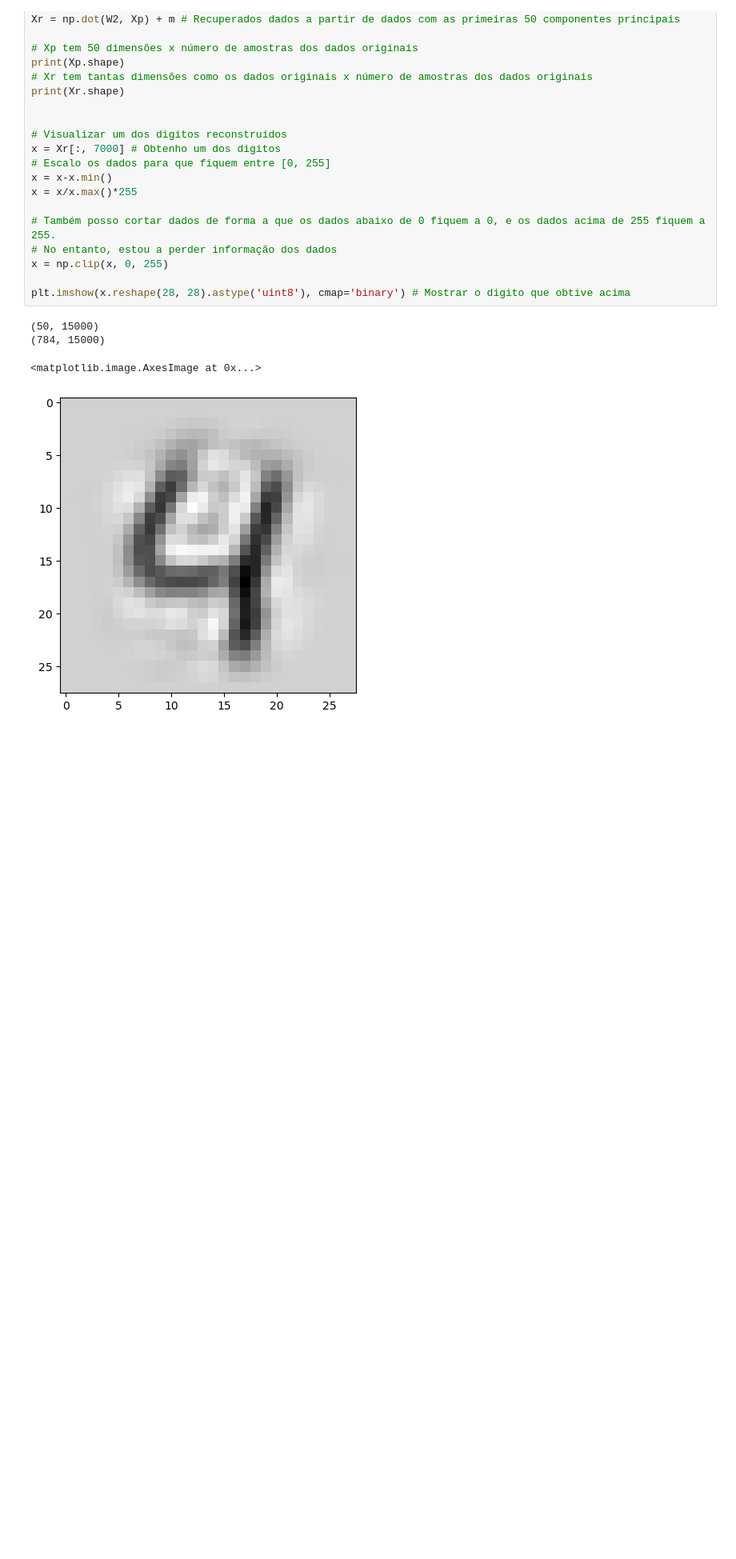
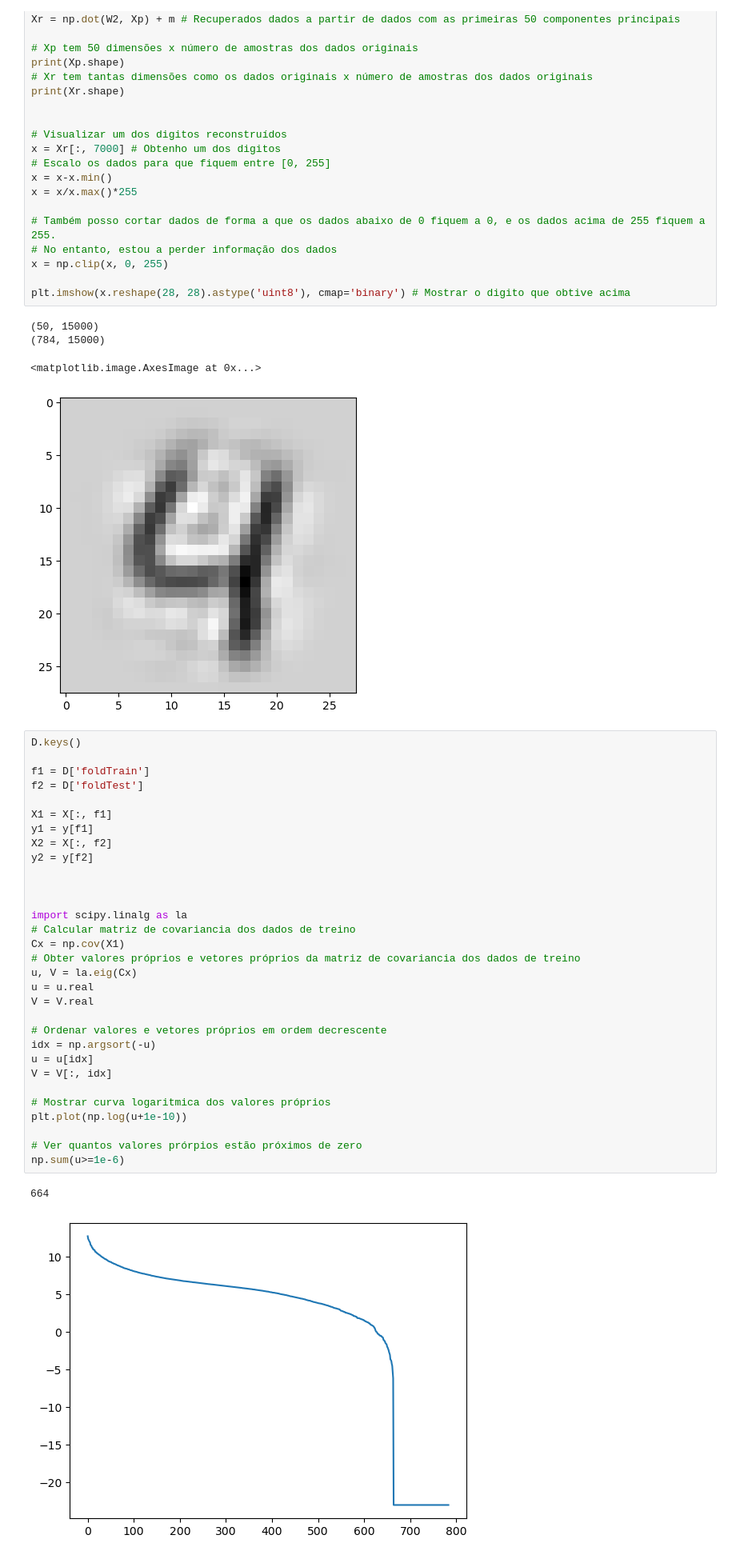
Before and after one commit to AnaSofOliveira/AA-22-23, a Jupyter notebook: Laboratorios/Lab3/Lab3.ipynb, the cells around one changed output. Shown at 80% size. Saved outputs shown, nothing was run; the diff lists cells and outputs as text; blank space fills up the shorter version.

```diff
--- a/Laboratorios/Lab3/Lab3.ipynb
+++ b/Laboratorios/Lab3/Lab3.ipynb
@@ -629,3 +629,37 @@ plt.imshow(x.reshape(28, 28).astype('uint8'), cmap='binary') # Mostrar o digito
 (784, 15000)
 <matplotlib.image.AxesImage at 0x...>
 [figure]
+# %%
+D.keys()
+
+f1 = D['foldTrain']
+f2 = D['foldTest']
+
+X1 = X[:, f1]
+y1 = y[f1]
+X2 = X[:, f2]
+y2 = y[f2]
+
+
+
+import scipy.linalg as la
+# Calcular matriz de covariancia dos dados de treino
+Cx = np.cov(X1)
+# Obter valores próprios e vetores próprios da matriz de covariancia dos dados de treino
+u, V = la.eig(Cx)
+u = u.real
+V = V.real
+
+# Ordenar valores e vetores próprios em ordem decrescente
+idx = np.argsort(-u)
+u = u[idx]
+V = V[:, idx]
+
+# Mostrar curva logaritmica dos valores próprios
+plt.plot(np.log(u+1e-10))
+
+# Ver quantos valores prórpios estão próximos de zero
+np.sum(u>=1e-6)
+# %% [output]
+664
+[figure, added]
```
Also changed, not shown: parts of 5 cells of this notebook, 8 other files.
